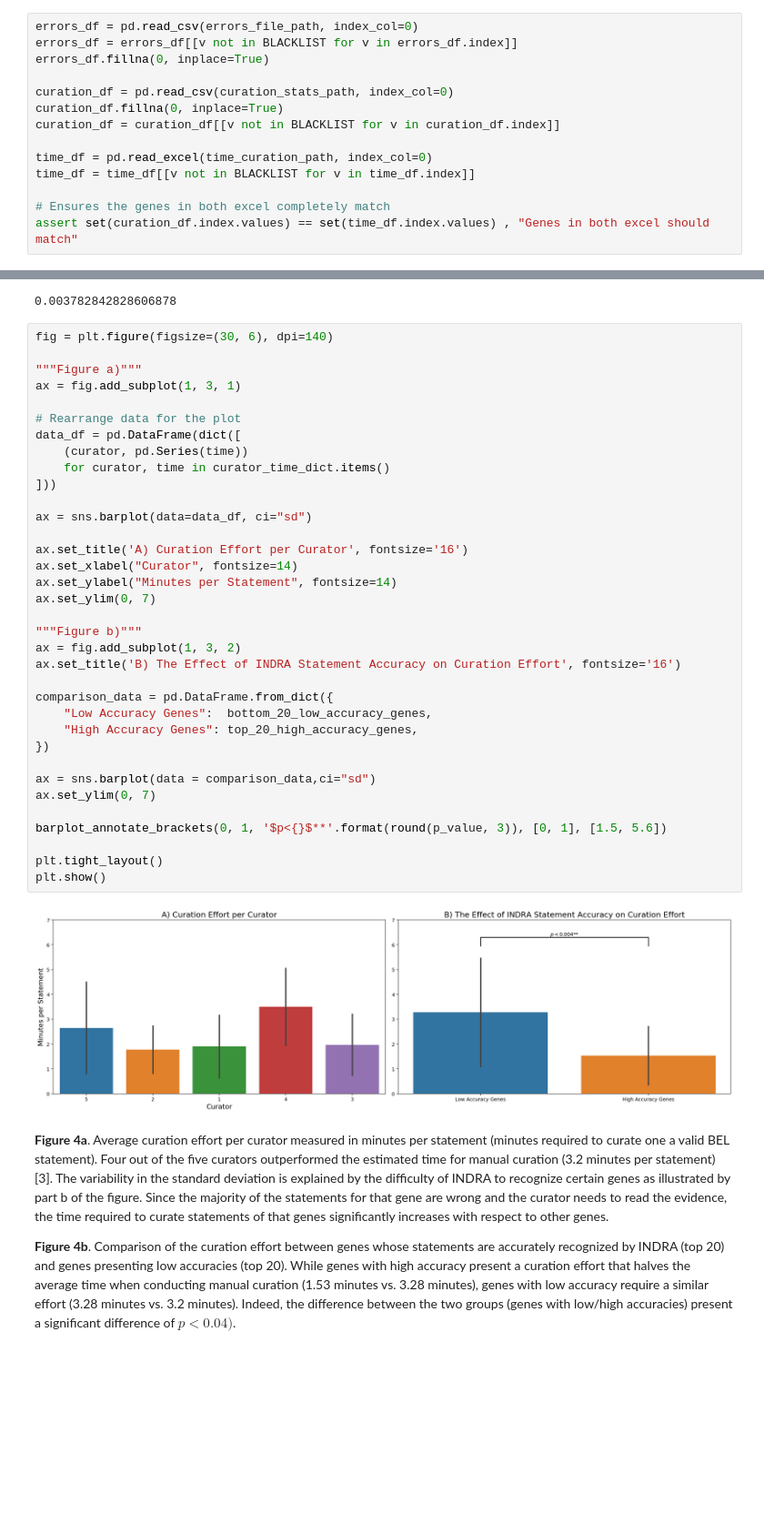
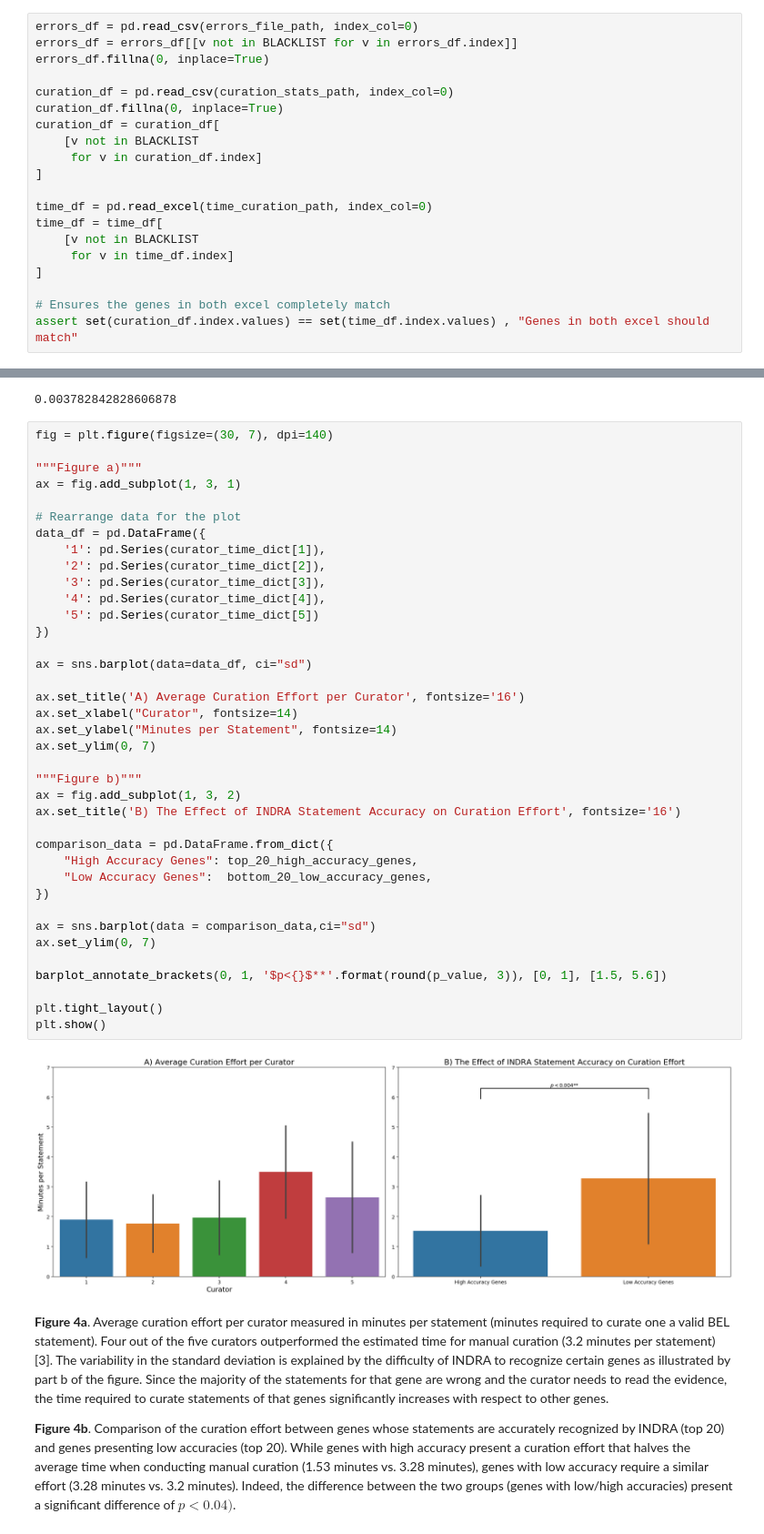
Before and after one commit to bel-enrichment/hbp-results, a Jupyter notebook: notebooks/INDRA Curation Notebook.ipynb, the cells around one changed output, grey strips where cells are left out. Shown: that part at 91% size. Saved outputs shown, nothing was run; the diff lists cells and outputs as text; blank space fills up the shorter version.

```diff
--- a/notebooks/INDRA Curation Notebook.ipynb
+++ b/notebooks/INDRA Curation Notebook.ipynb
@@ -65,10 +65,16 @@ errors_df.fillna(0, inplace=True)
 
 curation_df = pd.read_csv(curation_stats_path, index_col=0)
 curation_df.fillna(0, inplace=True)
-curation_df = curation_df[[v not in BLACKLIST for v in curation_df.index]]
+curation_df = curation_df[
+    [v not in BLACKLIST
+     for v in curation_df.index]
+]
 
 time_df = pd.read_excel(time_curation_path, index_col=0)
-time_df = time_df[[v not in BLACKLIST for v in time_df.index]]
+time_df = time_df[
+    [v not in BLACKLIST
+     for v in time_df.index]
+]
 
 # Ensures the genes in both excel completely match
 assert set(curation_df.index.values) == set(time_df.index.values) , "Genes in both excel should match"
@@ -317,42 +323,45 @@ print(p_value)
 # %% [output]
 0.003782842828606878
 # %%
-fig = plt.figure(figsize=(30, 6), dpi=140)
+fig = plt.figure(figsize=(30, 7), dpi=140)
 
 """Figure a)"""
 ax = fig.add_subplot(1, 3, 1)
 
 # Rearrange data for the plot
-data_df = pd.DataFrame(dict([
-    (curator, pd.Series(time))
-    for curator, time in curator_time_dict.items()
-]))
+data_df = pd.DataFrame({
+    '1': pd.Series(curator_time_dict[1]),
+    '2': pd.Series(curator_time_dict[2]),
+    '3': pd.Series(curator_time_dict[3]),
+    '4': pd.Series(curator_time_dict[4]),
+    '5': pd.Series(curator_time_dict[5])
+})
 
 ax = sns.barplot(data=data_df, ci="sd")
 
-ax.set_title('A) Curation Effort per Curator', fontsize='16')
+ax.set_title('A) Average Curation Effort per Curator', fontsize='16')
 ax.set_xlabel("Curator", fontsize=14)
 ax.set_ylabel("Minutes per Statement", fontsize=14)
 ax.set_ylim(0, 7)
 
 """Figure b)"""
 ax = fig.add_subplot(1, 3, 2)
 ax.set_title('B) The Effect of INDRA Statement Accuracy on Curation Effort', fontsize='16')
 
 comparison_data = pd.DataFrame.from_dict({
+    "High Accuracy Genes": top_20_high_accuracy_genes,
     "Low Accuracy Genes":  bottom_20_low_accuracy_genes,
-    "High Accuracy Genes": top_20_high_accuracy_genes,
 })
 
 ax = sns.barplot(data = comparison_data,ci="sd")
 ax.set_ylim(0, 7)
 
 barplot_annotate_brackets(0, 1, '$p<{}$**'.format(round(p_value, 3)), [0, 1], [1.5, 5.6])
 
 plt.tight_layout()
 plt.show()
 # %% [output]
-[figure, old version]
+[figure, new version]
 # %% [markdown]
 **Figure 4a**. Average curation effort per curator measured in minutes per statement (minutes required to curate one a valid BEL statement). Four out of the five curators outperformed the estimated time for manual curation (3.2 minutes per statement) [3]. The variability in the standard deviation is explained by the difficulty of INDRA to recognize certain genes as illustrated by part b of the figure. Since the majority of the statements for that gene are wrong and the curator needs to read the evidence, the time required to curate statements of that genes significantly increases with respect to other genes.
 
```
Also changed, not shown: parts of 1 cell of this notebook.
